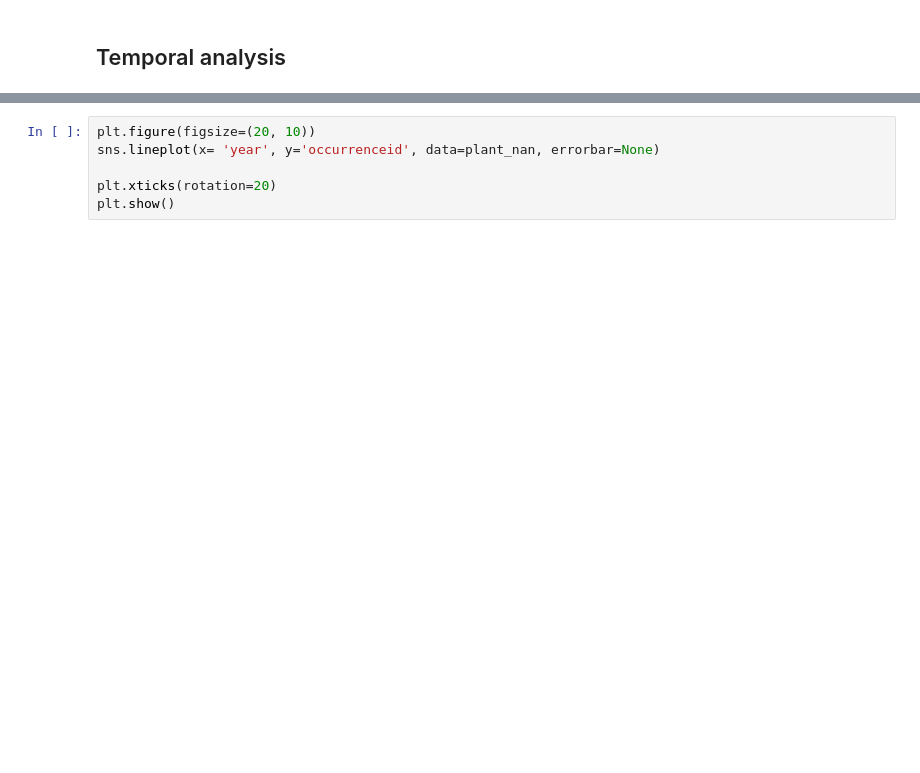
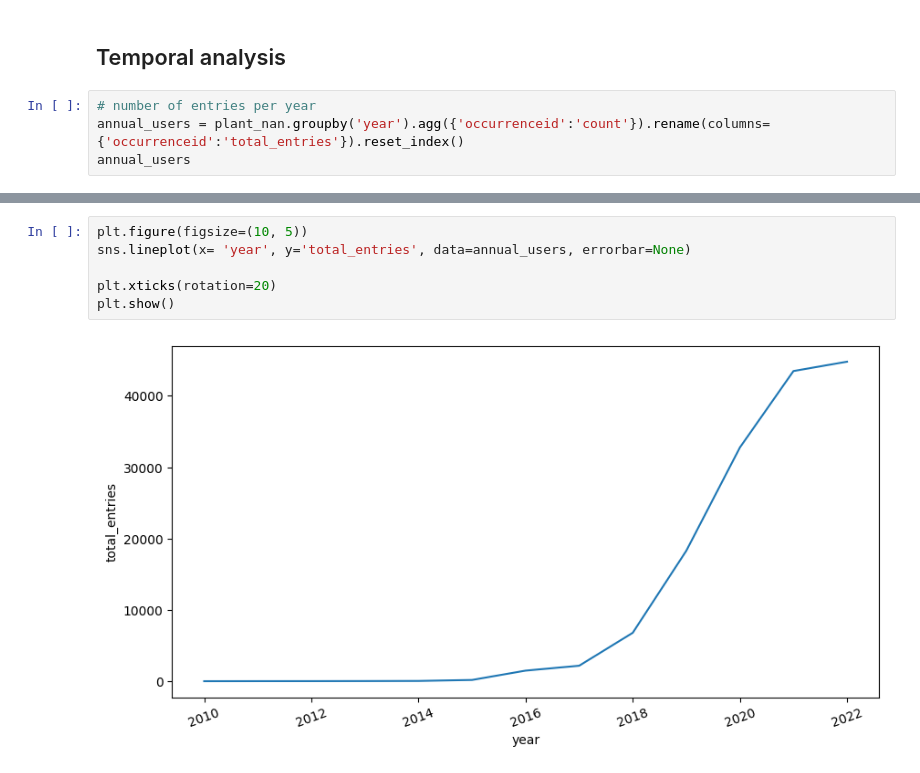
Before and after one commit to Tallaringues/mid-bootcamp-project-plantanet, a Jupyter notebook: Notebooks/EDA.ipynb, the cells around one changed output, grey strips where cells are left out. Saved outputs shown, nothing was run; the diff lists cells and outputs as text; blank space fills up the shorter version.

```diff
--- a/Notebooks/EDA.ipynb
+++ b/Notebooks/EDA.ipynb
@@ -388,3 +382,7 @@ plant_nan.head()
 | 4 | q-10536959012 | Magnoliopsida | Lamiales | Orobanchaceae | Lathraea | Lathraea squamaria | Lathraea squamaria L. | DE | ... |
 # %% [markdown]
 ## Temporal analysis
+# %%
+# number of entries per year
+annual_users = plant_nan.groupby('year').agg({'occurrenceid':'count'}).rename(columns={'occurrenceid':'total_entries'}).reset_index()
+annual_users
@@ -391,6 +404,8 @@ plant_nan.head()
 # %%
-plt.figure(figsize=(20, 10))
-sns.lineplot(x= 'year', y='occurrenceid', data=plant_nan, errorbar=None)
+plt.figure(figsize=(10, 5))
+sns.lineplot(x= 'year', y='total_entries', data=annual_users, errorbar=None)
 
 plt.xticks(rotation=20)
 plt.show()
+# %% [output]
+[figure, added]
```
Also changed, not shown: parts of 13 cells of this notebook.
